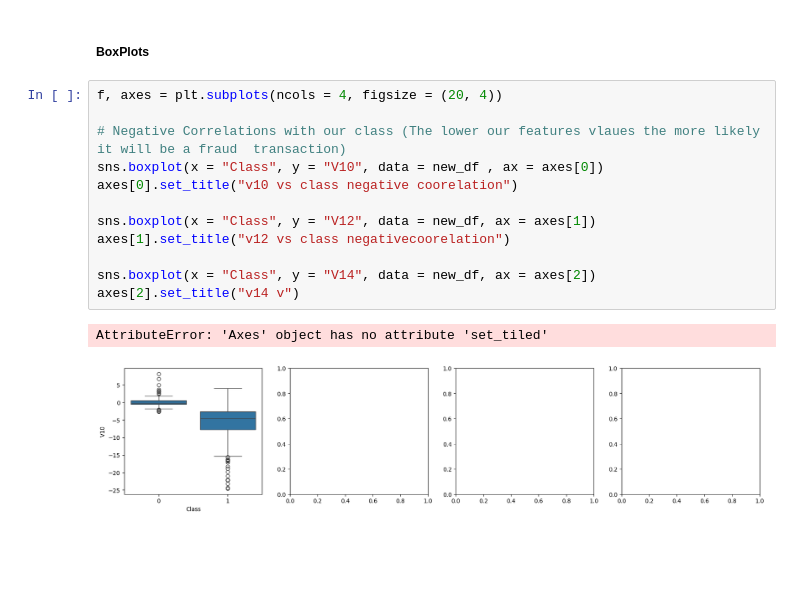
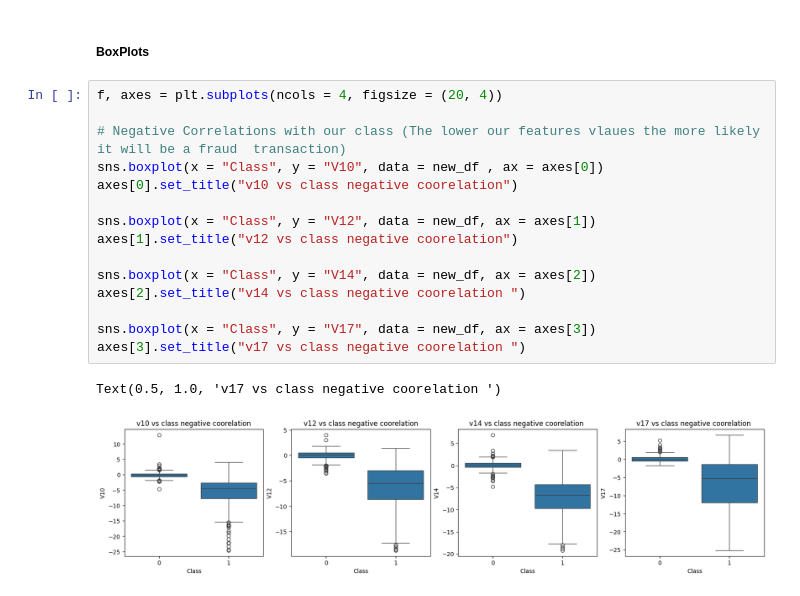
Before and after one commit to MikeTX56/ML-A-to-Z, a Jupyter notebook: projects/classification/credit_card_detection/notebook/fraud.ipynb, the cells around one changed output. Saved outputs shown, nothing was run; the diff lists cells and outputs as text; blank space fills up the shorter version.

```diff
--- a/projects/classification/credit_card_detection/notebook/fraud.ipynb
+++ b/projects/classification/credit_card_detection/notebook/fraud.ipynb
@@ -192,15 +192,18 @@ positive correlation: as the sub samle referance there is small amount of featur
 # %%
 f, axes = plt.subplots(ncols = 4, figsize = (20, 4))
 
 # Negative Correlations with our class (The lower our features vlaues the more likely it will be a fraud  transaction)
 sns.boxplot(x = "Class", y = "V10", data = new_df , ax = axes[0])
 axes[0].set_title("v10 vs class negative coorelation")
 
 sns.boxplot(x = "Class", y = "V12", data = new_df, ax = axes[1])
-axes[1].set_title("v12 vs class negativecoorelation")
+axes[1].set_title("v12 vs class negative coorelation")
 
 sns.boxplot(x = "Class", y = "V14", data = new_df, ax = axes[2])
-axes[2].set_title("v14 v")
+axes[2].set_title("v14 vs class negative coorelation ")
+
+sns.boxplot(x = "Class", y = "V17", data = new_df, ax = axes[3])
+axes[3].set_title("v17 vs class negative coorelation ")
 # %% [output]
-AttributeError: 'Axes' object has no attribute 'set_tiled'
+Text(0.5, 1.0, 'v17 vs class negative coorelation ')
-[figure, old version]
+[figure, new version]
```
Also changed, not shown: parts of 11 cells of this notebook.
